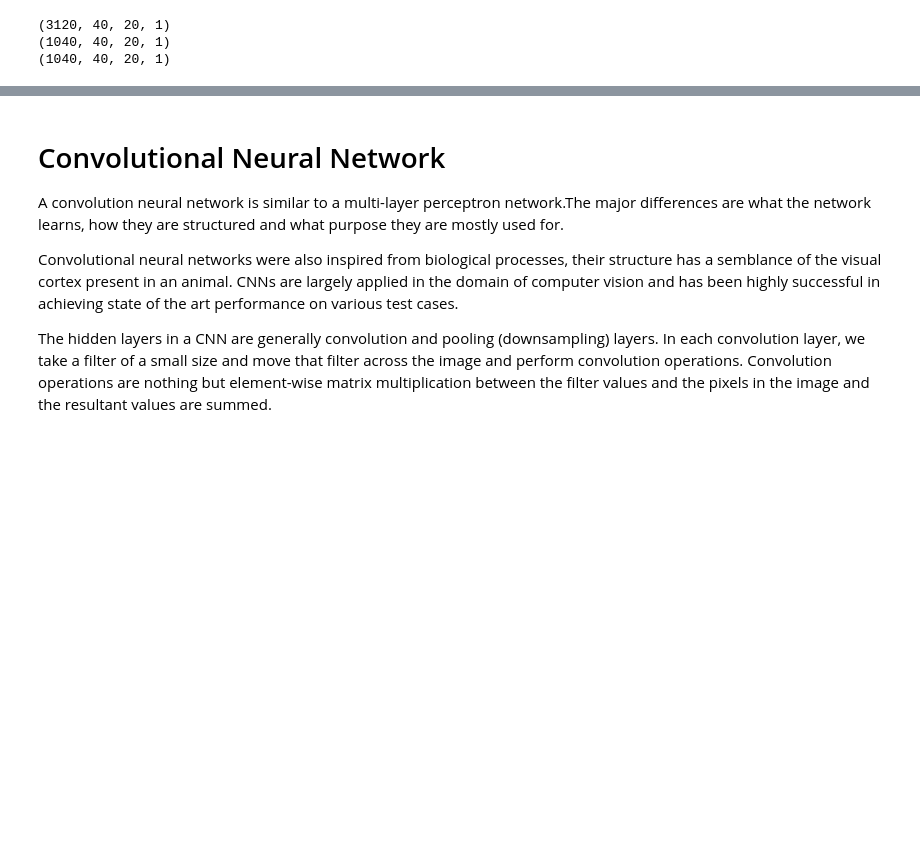
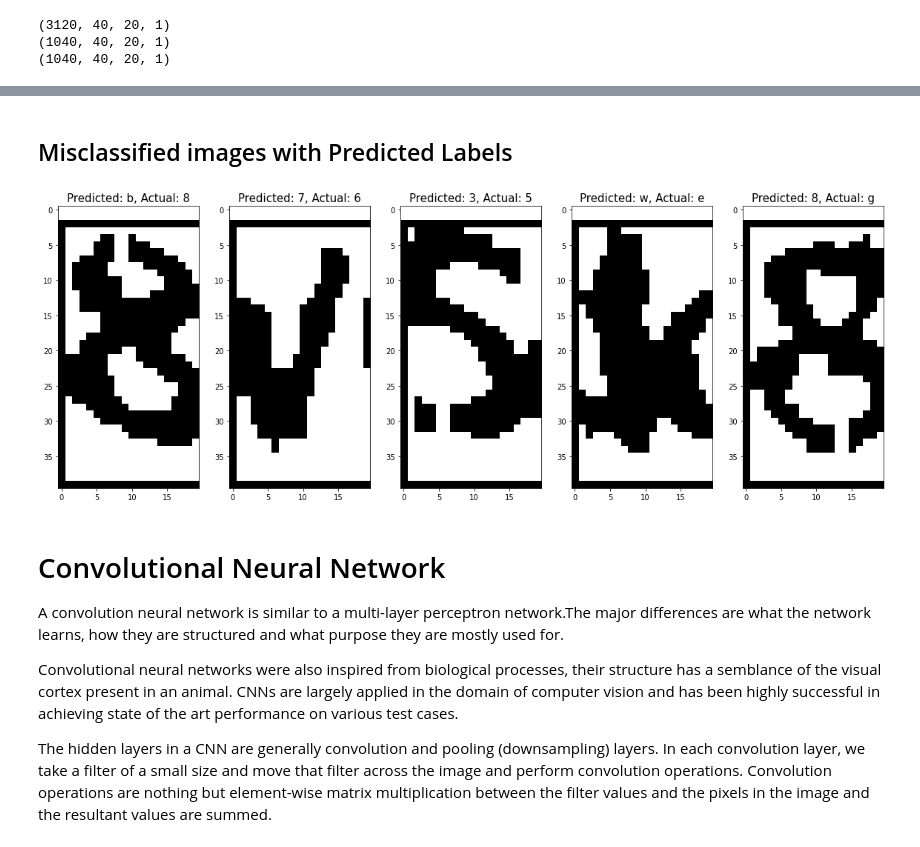
Before and after one commit to Danielar0w0/TAA_Project, a Jupyter notebook: T2/T2.ipynb, the cells around one changed output, grey strips where cells are left out. Saved outputs shown, nothing was run; the diff lists cells and outputs as text; code cells hidden in the pictures; blank space fills up the shorter version.

```diff
--- a/T2/T2.ipynb
+++ b/T2/T2.ipynb
@@ -312,0 +385,2 @@ KNN is considered as an instance based learning or lazy learning. That is why it
+# %% [markdown]
+## Misclassified images with Predicted Labels
@@ -313,3 +394,12 @@ KNN is considered as an instance based learning or lazy learning. That is why it
+# %%
+plt.figure(figsize=(20,7))
+for plotIndex, badIndex in enumerate(misclassifiedIndexes[10:15]):
+    plt.subplot(1, 5, plotIndex + 1)
+    plt.imshow(X_test[badIndex], cmap=plt.cm.gray)
+
+    plt.title('Predicted: {}, Actual: {}'.format(info[predictions[badIndex]], info[y_test_temp[badIndex]]), fontsize = 15)
+# %% [output]
+[figure, added]
 # %% [markdown]
 # Convolutional Neural Network
 
```
Also changed, not shown: parts of 19 cells of this notebook.
